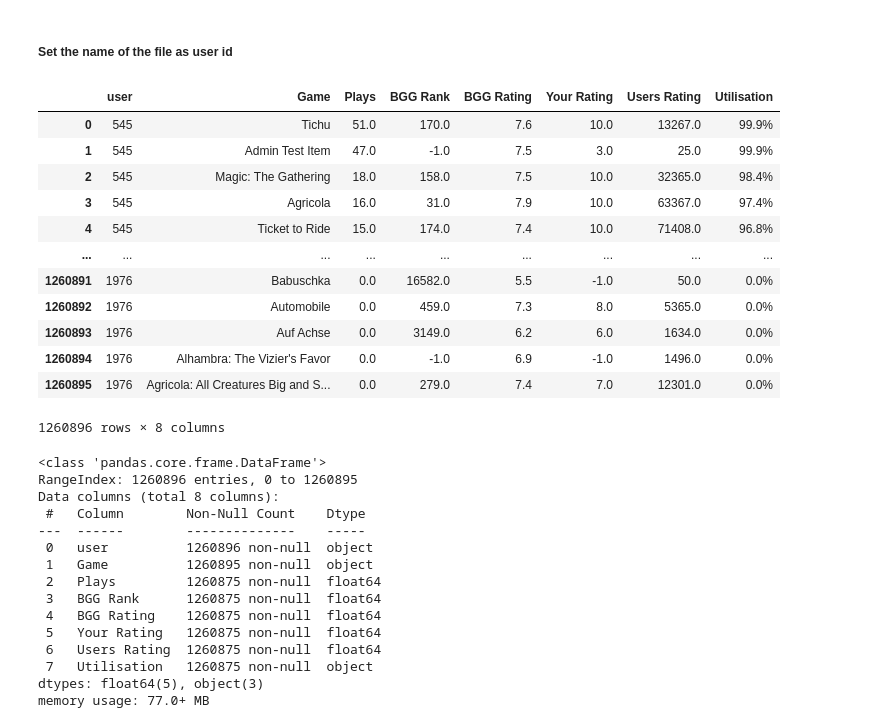
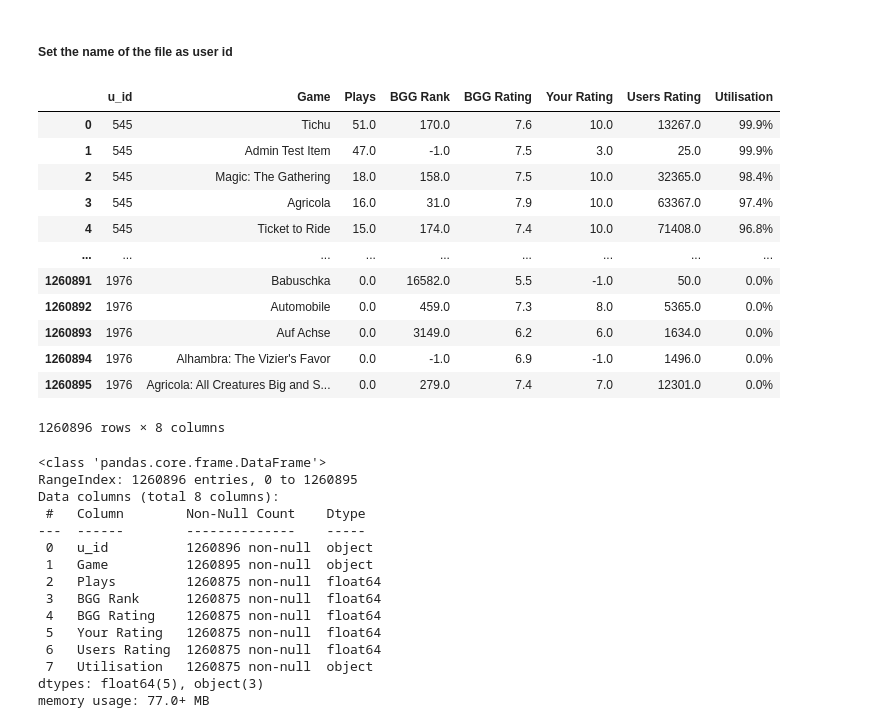
Before and after one commit to LourdesRodriguez/recommender_system, a Jupyter notebook: 2_Data_Understanding.ipynb, the cells around one changed output. Drawn from its saved outputs; the diff is of its cells as text; code cells hidden in the pictures.

```diff
--- a/2_Data_Understanding.ipynb
+++ b/2_Data_Understanding.ipynb
@@ -184,8 +180,8 @@ for f in all_files:
     df['file'] = f.split('/')[-1]
     all_df.append(df)
 
-merged_df= pd.concat(all_df, ignore_index= True, sort=False)
-merged_df
+users= pd.concat(all_df, ignore_index= True, sort=False)
+users
 # %% [output]
 |  | Unnamed: 0 | Game | Plays | BGG Rank | BGG Rating | Your Rating | Users Rating | Utilisation | file | ... |
 | 0 | 0 | Tichu | 51.0 | 170.0 | 7.6 | 10.0 | 13267.0 | 99.9% | 545.csv | ... |
@@ -258,16 +247,16 @@ merged_df.drop(columns =['file'], inplace= True)
-# %%
-merged_df
-# %% [output]
-|  | user | Game | Plays | BGG Rank | BGG Rating | Your Rating | Users Rating | Utilisation |
-| 0 | 545 | Tichu | 51.0 | 170.0 | 7.6 | 10.0 | 13267.0 | 99.9% |
-| 1 | 545 | Admin Test Item | 47.0 | -1.0 | 7.5 | 3.0 | 25.0 | 99.9% |
-| 2 | 545 | Magic: The Gathering | 18.0 | 158.0 | 7.5 | 10.0 | 32365.0 | 98.4% |
-| 3 | 545 | Agricola | 16.0 | 31.0 | 7.9 | 10.0 | 63367.0 | 97.4% |
-| 4 | 545 | Ticket to Ride | 15.0 | 174.0 | 7.4 | 10.0 | 71408.0 | 96.8% |
-| ... | ... | ... | ... | ... | ... | ... | ... | ... |
-| 1260891 | 1976 | Babuschka | 0.0 | 16582.0 | 5.5 | -1.0 | 50.0 | 0.0% |
-| 1260892 | 1976 | Automobile | 0.0 | 459.0 | 7.3 | 8.0 | 5365.0 | 0.0% |
-| 1260893 | 1976 | Auf Achse | 0.0 | 3149.0 | 6.2 | 6.0 | 1634.0 | 0.0% |
-| 1260894 | 1976 | Alhambra: The Vizier's Favor | 0.0 | -1.0 | 6.9 | -1.0 | 1496.0 | 0.0% |
-| 1260895 | 1976 | Agricola: All Creatures Big and S... | 0.0 | 279.0 | 7.4 | 7.0 | 12301.0 | 0.0% |
-1260896 rows × 8 columns
+# %%
+users
+# %% [output]
+|  | u_id | Game | Plays | BGG Rank | BGG Rating | Your Rating | Users Rating | Utilisation |
+| 0 | 545 | Tichu | 51.0 | 170.0 | 7.6 | 10.0 | 13267.0 | 99.9% |
+| 1 | 545 | Admin Test Item | 47.0 | -1.0 | 7.5 | 3.0 | 25.0 | 99.9% |
+| 2 | 545 | Magic: The Gathering | 18.0 | 158.0 | 7.5 | 10.0 | 32365.0 | 98.4% |
+| 3 | 545 | Agricola | 16.0 | 31.0 | 7.9 | 10.0 | 63367.0 | 97.4% |
+| 4 | 545 | Ticket to Ride | 15.0 | 174.0 | 7.4 | 10.0 | 71408.0 | 96.8% |
+| ... | ... | ... | ... | ... | ... | ... | ... | ... |
+| 1260891 | 1976 | Babuschka | 0.0 | 16582.0 | 5.5 | -1.0 | 50.0 | 0.0% |
+| 1260892 | 1976 | Automobile | 0.0 | 459.0 | 7.3 | 8.0 | 5365.0 | 0.0% |
+| 1260893 | 1976 | Auf Achse | 0.0 | 3149.0 | 6.2 | 6.0 | 1634.0 | 0.0% |
+| 1260894 | 1976 | Alhambra: The Vizier's Favor | 0.0 | -1.0 | 6.9 | -1.0 | 1496.0 | 0.0% |
+| 1260895 | 1976 | Agricola: All Creatures Big and S... | 0.0 | 279.0 | 7.4 | 7.0 | 12301.0 | 0.0% |
+1260896 rows × 8 columns
@@ -274,12 +265,12 @@ merged_df
 # %%
-merged_df.info()
+users.info()
 # %% [output]
 <class 'pandas.core.frame.DataFrame'>
 RangeIndex: 1260896 entries, 0 to 1260895
 Data columns (total 8 columns):
  #   Column        Non-Null Count    Dtype
 ---  ------        --------------    -----
- 0   user          1260896 non-null  object
+ 0   u_id          1260896 non-null  object
  1   Game          1260895 non-null  object
  2   Plays         1260875 non-null  float64
  3   BGG Rank      1260875 non-null  float64
```
Also changed, not shown: parts of 19 cells of this notebook.
